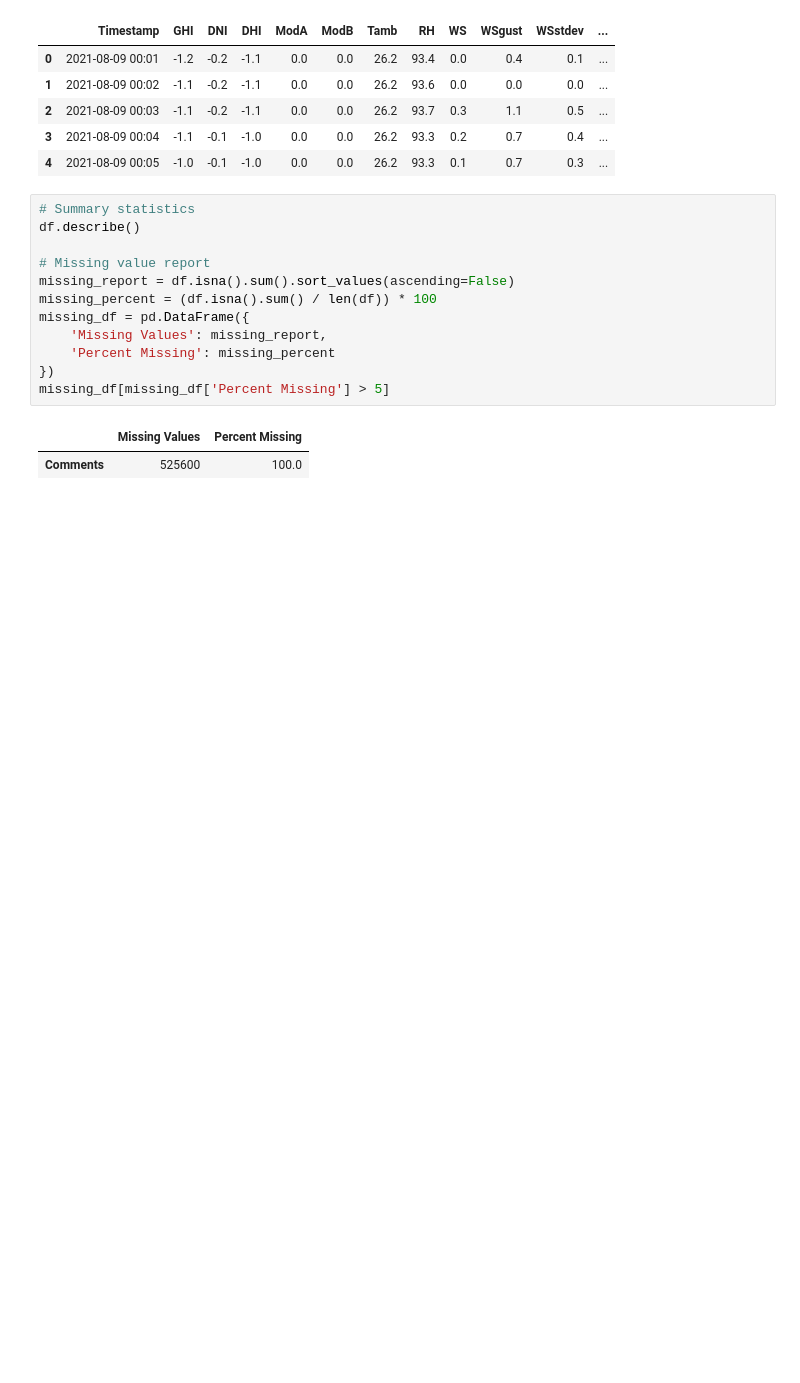
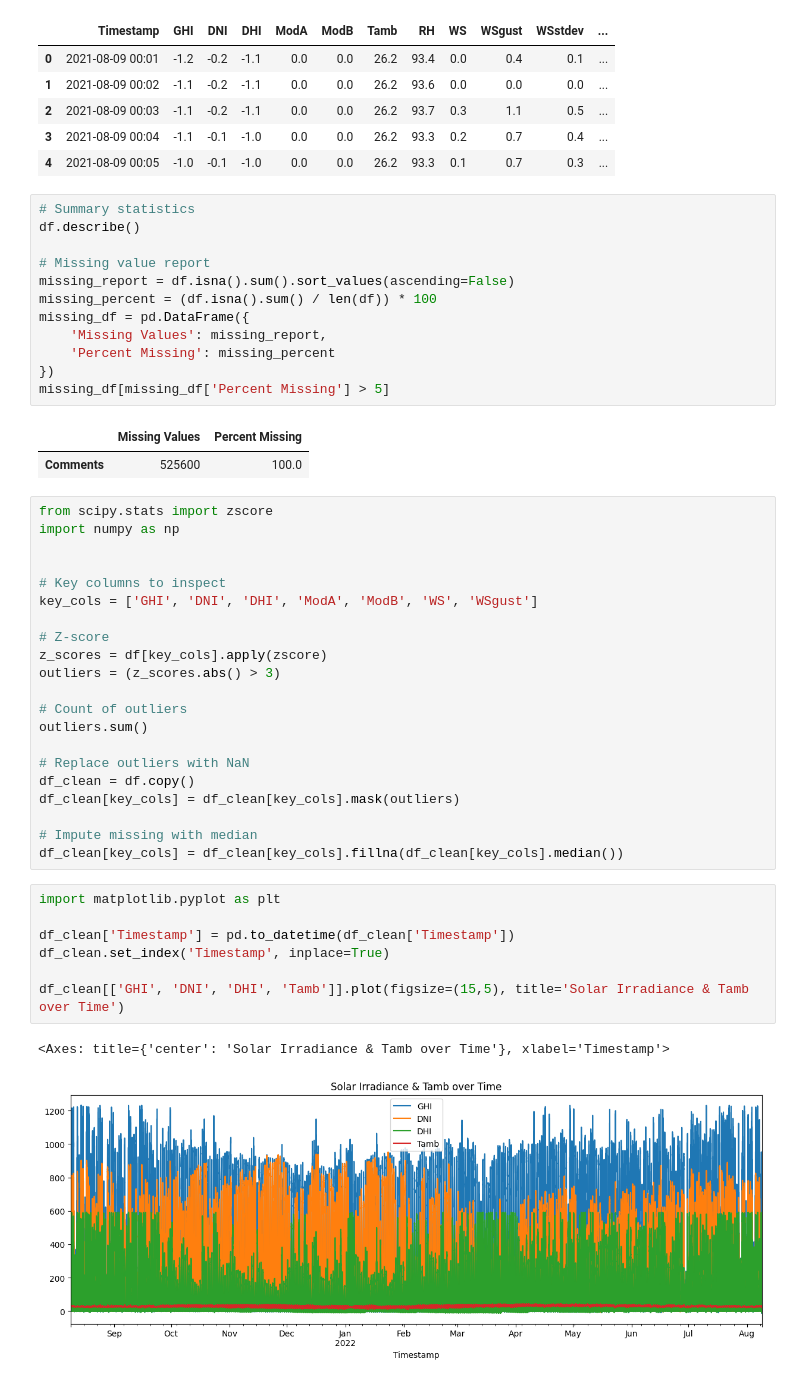
Before and after one commit to EYOELTEKLE/solar-challenge-week1, a Jupyter notebook: notebooks/benin_eda.ipynb, the cells around one changed output. Saved outputs shown, nothing was run; the diff lists cells and outputs as text; blank space fills up the shorter version.

```diff
--- a/notebooks/benin_eda.ipynb
+++ b/notebooks/benin_eda.ipynb
@@ -27,3 +27,34 @@ missing_df[missing_df['Percent Missing'] > 5]
 # %% [output]
 |  | Missing Values | Percent Missing |
 | Comments | 525600 | 100.0 |
+# %%
+from scipy.stats import zscore
+import numpy as np
+
+
+# Key columns to inspect
+key_cols = ['GHI', 'DNI', 'DHI', 'ModA', 'ModB', 'WS', 'WSgust']
+
+# Z-score
+z_scores = df[key_cols].apply(zscore)
+outliers = (z_scores.abs() > 3)
+
+# Count of outliers
+outliers.sum()
+
+# Replace outliers with NaN
+df_clean = df.copy()
+df_clean[key_cols] = df_clean[key_cols].mask(outliers)
+
+# Impute missing with median
+df_clean[key_cols] = df_clean[key_cols].fillna(df_clean[key_cols].median())
+# %%
+import matplotlib.pyplot as plt
+
+df_clean['Timestamp'] = pd.to_datetime(df_clean['Timestamp'])
+df_clean.set_index('Timestamp', inplace=True)
+
+df_clean[['GHI', 'DNI', 'DHI', 'Tamb']].plot(figsize=(15,5), title='Solar Irradiance & Tamb over Time')
+# %% [output]
+<Axes: title={'center': 'Solar Irradiance & Tamb over Time'}, xlabel='Timestamp'>
+[figure, added]
```
Also changed, not shown: parts of 3 cells of this notebook, 2 other files.
